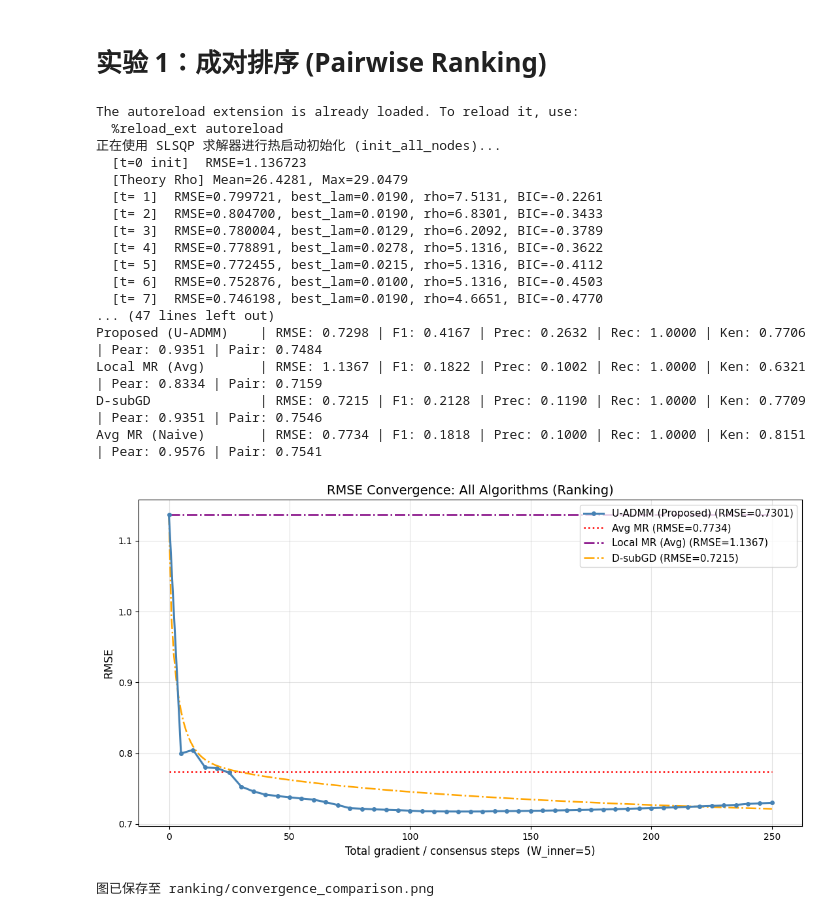
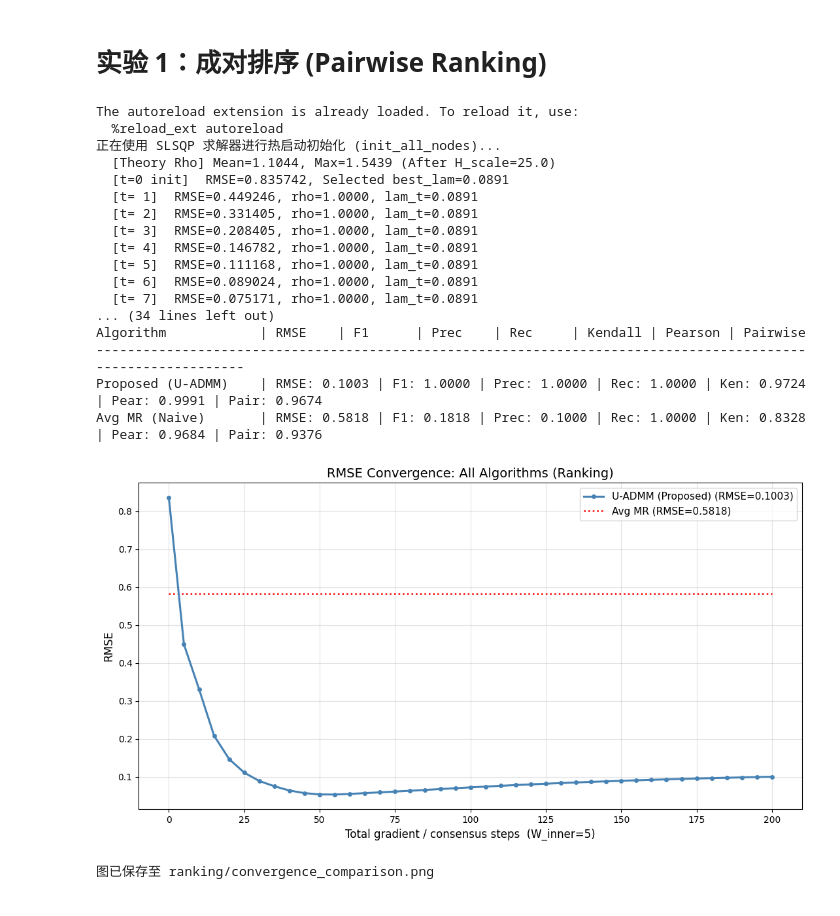
Before and after one commit to lucienrua/U_ADMM, a Jupyter notebook: exp1_one_ranking.ipynb, the cells around one changed output. Drawn from its saved outputs; the diff is of its cells as text; code cells hidden in the pictures.

```diff
--- a/exp1_one_ranking.ipynb
+++ b/exp1_one_ranking.ipynb
@@ -21,20 +21,20 @@ from utils.eval_utils import evaluate_ranking_accuracy, calculate_metrics, evalu
 params = {
     'Experiment': 'Pairwise Ranking',
     'm': 10,
-    'n': 100,  # ⚠️ U-统计量 O(n^2)，调参建议 n=100
+    'n': 50,  # ⚠️ U-统计量 O(n^2)，调参建议 n=100
     'p_prime': 5,
     'p': 50,
     'pc': 0.3,
-    'T': 50,
+    'T': 40,
     'W_inner': 5,
-    'rho': 1,
+    'rho': 0.05,
     'ic_type': 'bic',
-    'lambda_candidates': np.logspace(-2, -1, 10),
-    'noise_type': 't1',
-    'rng_seed': 33,
+    'lambda_candidates': np.logspace(-1.05, -0.55, 10),
+    'noise_type': 'exp',
+    'rng_seed': 61,
     'dgd_lr': 0.1,
-    'noise_scale': 0.1,
-    'run_baselines': True,
+    'noise_scale': 0.5,
+    'run_baselines': False,
 }
 np.random.seed(params['rng_seed'])
 m, T, W, p = params['m'], params['T'], params['W_inner'], params['p']
@@ -112,59 +112,59 @@ print_full_metrics("Avg MR (Naive)", theta_avg, theta_true, d_rank)
 The autoreload extension is already loaded. To reload it, use:
   %reload_ext autoreload
 正在使用 SLSQP 求解器进行热启动初始化 (init_all_nodes)...
-  [t=0 init]  RMSE=1.136723
-  [Theory Rho] Mean=26.4281, Max=29.0479
-  [t= 1]  RMSE=0.799721, best_lam=0.0190, rho=7.5131, BIC=-0.2261
-  [t= 2]  RMSE=0.804700, best_lam=0.0190, rho=6.8301, BIC=-0.3433
-  [t= 3]  RMSE=0.780004, best_lam=0.0129, rho=6.2092, BIC=-0.3789
-  [t= 4]  RMSE=0.778891, best_lam=0.0278, rho=5.1316, BIC=-0.3622
-  [t= 5]  RMSE=0.772455, best_lam=0.0215, rho=5.1316, BIC=-0.4112
-  [t= 6]  RMSE=0.752876, best_lam=0.0100, rho=5.1316, BIC=-0.4503
-  [t= 7]  RMSE=0.746198, best_lam=0.0190, rho=4.6651, BIC=-0.4770
-... (47 lines left out)
-Proposed (U-ADMM)    | RMSE: 0.7298 | F1: 0.4167 | Prec: 0.2632 | Rec: 1.0000 | Ken: 0.7706 | Pear: 0.9351 | Pair: 0.7484
-Local MR (Avg)       | RMSE: 1.1367 | F1: 0.1822 | Prec: 0.1002 | Rec: 1.0000 | Ken: 0.6321 | Pear: 0.8334 | Pair: 0.7159
-D-subGD              | RMSE: 0.7215 | F1: 0.2128 | Prec: 0.1190 | Rec: 1.0000 | Ken: 0.7709 | Pear: 0.9351 | Pair: 0.7546
-Avg MR (Naive)       | RMSE: 0.7734 | F1: 0.1818 | Prec: 0.1000 | Rec: 1.0000 | Ken: 0.8151 | Pear: 0.9576 | Pair: 0.7541
+  [Theory Rho] Mean=1.1044, Max=1.5439 (After H_scale=25.0)
+  [t=0 init]  RMSE=0.835742, Selected best_lam=0.0891
+  [t= 1]  RMSE=0.449246, rho=1.0000, lam_t=0.0891
+  [t= 2]  RMSE=0.331405, rho=1.0000, lam_t=0.0891
+  [t= 3]  RMSE=0.208405, rho=1.0000, lam_t=0.0891
+  [t= 4]  RMSE=0.146782, rho=1.0000, lam_t=0.0891
+  [t= 5]  RMSE=0.111168, rho=1.0000, lam_t=0.0891
+  [t= 6]  RMSE=0.089024, rho=1.0000, lam_t=0.0891
+  [t= 7]  RMSE=0.075171, rho=1.0000, lam_t=0.0891
+... (34 lines left out)
+Algorithm            | RMSE    | F1      | Prec    | Rec     | Kendall | Pearson | Pairwise
+--------------------------------------------------------------------------------------------------------------
+Proposed (U-ADMM)    | RMSE: 0.1003 | F1: 1.0000 | Prec: 1.0000 | Rec: 1.0000 | Ken: 0.9724 | Pear: 0.9991 | Pair: 0.9674
+Avg MR (Naive)       | RMSE: 0.5818 | F1: 0.1818 | Prec: 0.1000 | Rec: 1.0000 | Ken: 0.8328 | Pear: 0.9684 | Pair: 0.9376
 # %%
 # 所有算法 RMSE 走势对比图
 fig, ax = plt.subplots(figsize=(11, 6))
 
 # U-ADMM (始终绘制)
 ax.plot(x_uadmm, hist_r['rmse'], marker='o', markersize=4, lw=2.2, label=f"U-ADMM (Proposed) (RMSE={hist_r['rmse'][-1]:.4f})", color='steelblue', zorder=5)
 
 # Avg MR 水平线
 ax.hlines(metrics_avg['RMSE'], xmin=0, xmax=total_steps, color='red', linestyle=':', lw=1.8, label=f"Avg MR (RMSE={metrics_avg['RMSE']:.4f})")
 if params['run_baselines']:
     # Local MR (Avg) 水平线
     ax.hlines(rmse_local, xmin=0, xmax=total_steps, color='purple', linestyle='-.', lw=1.8, label=f"Local MR (Avg) (RMSE={rmse_local:.4f})")
 
-    # # Pooled MR 走势
-    # if 'hist_global' in locals() and hist_global is not None and 'rmse' in hist_global:
-    #     x_global = range(len(hist_global['rmse']))
-    #     ax.plot(x_global, hist_global['rmse'], color='green', linestyle='--', lw=1.8, label=f"Pooled MR (RMSE={rmse_global:.4f})")
-    # else:
-    #     ax.hlines(rmse_global, xmin=0, xmax=total_steps, color='green', linestyle='--', lw=1.8, label=f"Pooled MR (RMSE={rmse_global:.4f})")
+    # Pooled MR 走势
+    if 'hist_global' in locals() and hist_global is not None and 'rmse' in hist_global:
+        x_global = range(len(hist_global['rmse']))
+        ax.plot(x_global, hist_global['rmse'], color='green', linestyle='--', lw=1.8, label=f"Pooled MR (RMSE={rmse_global:.4f})")
+    else:
+        ax.hlines(rmse_global, xmin=0, xmax=total_steps, color='green', linestyle='--', lw=1.8, label=f"Pooled MR (RMSE={rmse_global:.4f})")
 
     # D-subGD 走势
     if 'hist_dgd' in locals() and hist_dgd is not None and 'rmse' in hist_dgd:
         x_dgd = range(len(hist_dgd['rmse']))
         ax.plot(x_dgd, hist_dgd['rmse'], color='orange', linestyle='-.', lw=1.8, label=f"D-subGD (RMSE={rmse_dgd:.4f})")
     else:
         ax.hlines(rmse_dgd, xmin=0, xmax=total_steps, color='orange', linestyle='-.', lw=1.8, label=f"D-subGD (RMSE={rmse_dgd:.4f})")
 
 ax.set_xlabel(f'Total gradient / consensus steps  (W_inner={W})', fontsize=12)
 ax.set_ylabel('RMSE', fontsize=12)
 ax.set_title('RMSE Convergence: All Algorithms (Ranking)', fontsize=14)
 ax.legend(fontsize=11)
 ax.grid(True, alpha=0.35)
 plt.tight_layout()
 os.makedirs('ranking', exist_ok=True)
 plt.savefig('ranking/convergence_comparison.png', dpi=150, bbox_inches='tight')
 plt.show()
 print(f'图已保存至 ranking/convergence_comparison.png')
 # %% [output]
-[figure, old version]
+[figure, new version]
 图已保存至 ranking/convergence_comparison.png
 # %%
 # 绘制系数方差变化图
```
Also changed, not shown: parts of 3 cells of this notebook, 10 other files.
